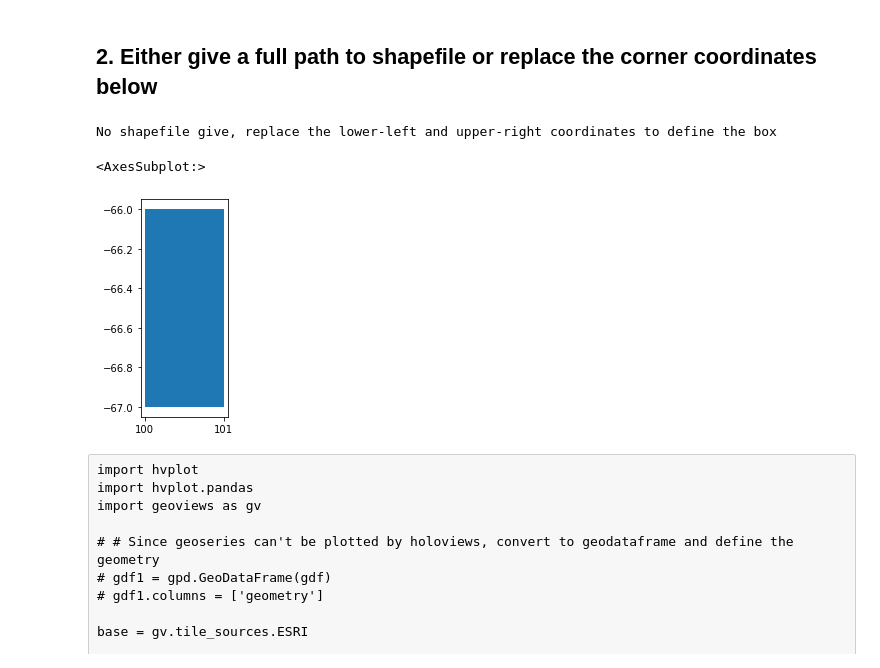
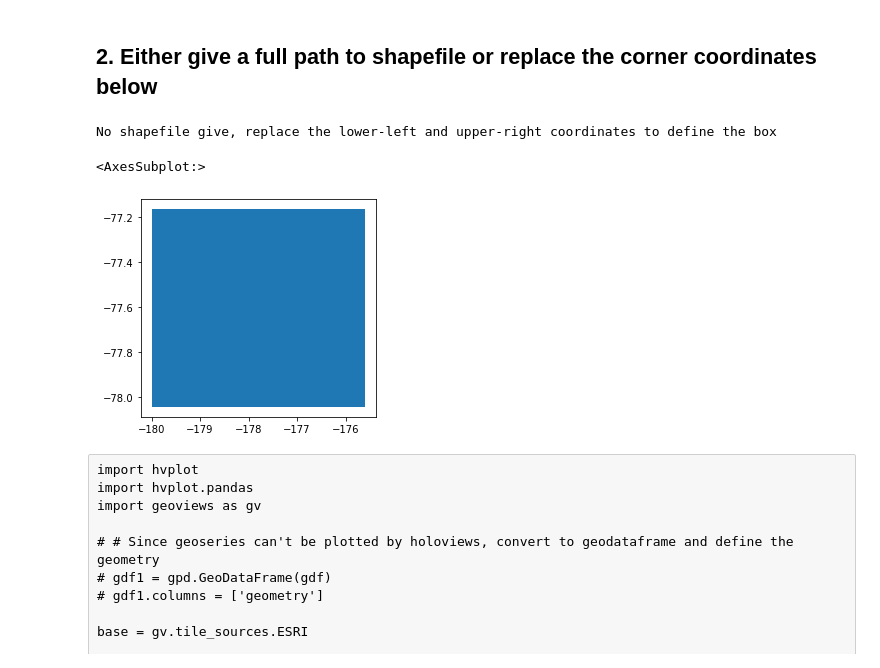
Before and after one commit to bidhya/icesat2, a Jupyter notebook: x_11_ATL06_standalone.ipynb, the cells around one changed output. Drawn from its saved outputs; the diff is of its cells as text; code cells hidden in the pictures.

```diff
--- a/x_11_ATL06_standalone.ipynb
+++ b/x_11_ATL06_standalone.ipynb
@@ -60,32 +58,29 @@ Create Output Directory : test_data
 # %%
 # Either give the full path to outline as polygon shapefile
 shp = ''#'gis/aoi_greenland/aoi_for_icesat.shp' #insert full path to shapefile if you have one
 if shp:
     gdf = gpd.read_file(shp)
     #gdf = get_rema_strip_polygon(strip_folder, 'arctic')
     # Convert to Latlong
     gdf = gdf.to_crs('epsg:4326') #use this format if error due to old geopandas version {'init': 'epsg:4326'}
 else:
     print('No shapefile give, replace the lower-left and upper-right coordinates to define the box')
     # Or Digitize the outline of shapefile (replace the coordinates for your area here)
-    x0 = 100 # -147.5
-    y0 = -66 #64.2
-    x1 = 101 #-146.5
-    y1 = -67 #65.2
-#     x0 = -20.75
-#     y0 = 78.80
-#     x1 = -21.34
-#     y1 = 78.89
+    #POLYGON ((-175.6012946450045 -78.04174089275783, 180 -78.07672014316189, 180 -77.16663242606151, -175.9143832200251 -77.13419881448696, -175.6012946450045 -78.04174089275783))
+    x0 = -175.6012946450045 #100 # -147.5
+    y0 = -78.04174089275783#-66 #64.2
+    x1 = -180 #101 #-146.5
+    y1 = -77.16663242606151 #-67 #65.2
     geom = Polygon([(x0, y0), (x1, y0), (x1, y1), (x0, y1)])
     gdf = gpd.GeoSeries(geom, crs='epsg:4326')
 # Save for future use (but not required for script to work)
 gdf.to_file(f'{icesat2_path}/outline.shp')
 shp_json = gdf.to_json() #use json as shapefile, or kml too, shp file not yet tried
 gdf.plot()
 # %% [output]
 No shapefile give, replace the lower-left and upper-right coordinates to define the box
 <AxesSubplot:>
-[figure, old version]
+[figure, new version]
 # %% [raw]
 import hvplot
 import hvplot.pandas
```
Also changed, not shown: parts of 9 cells of this notebook, 4 other files.
